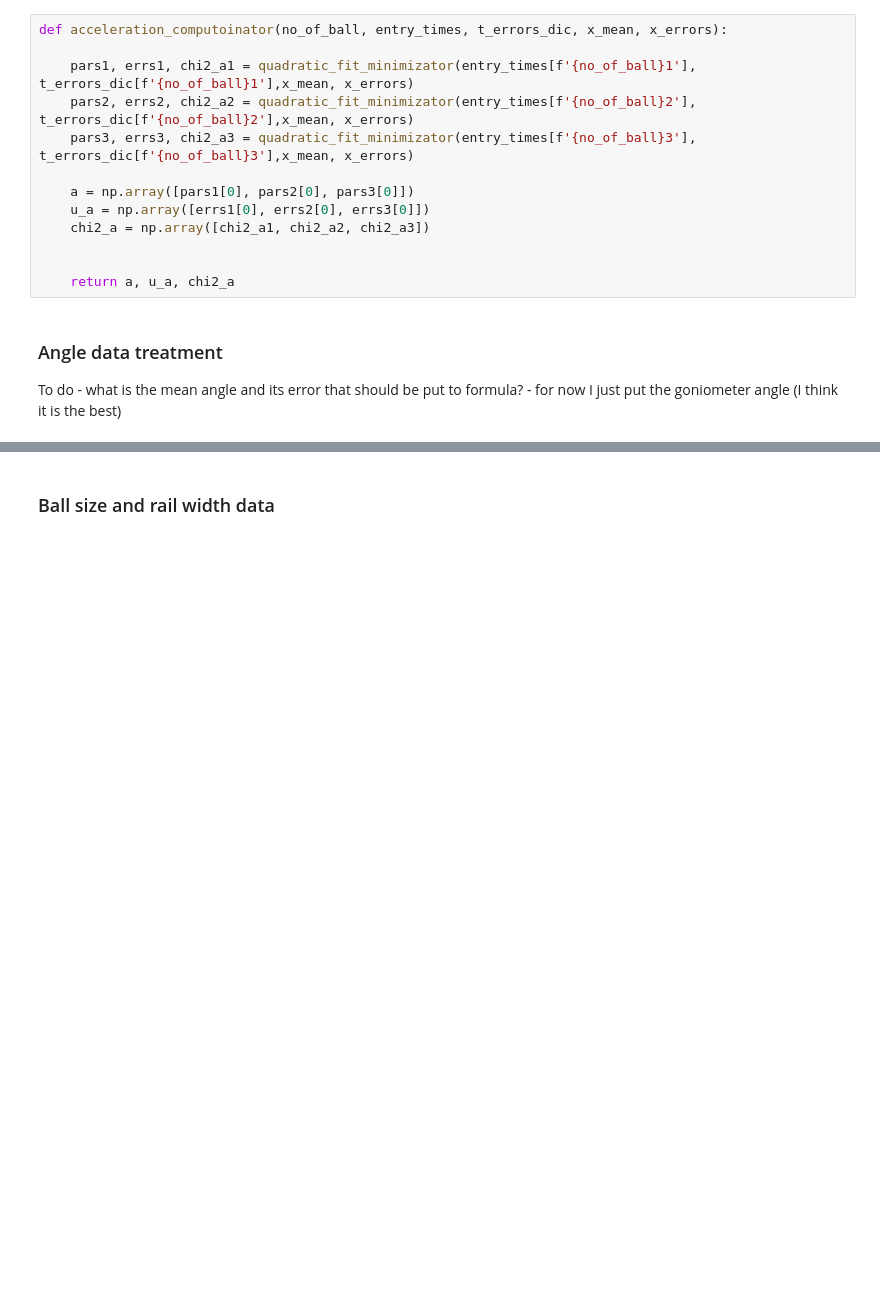
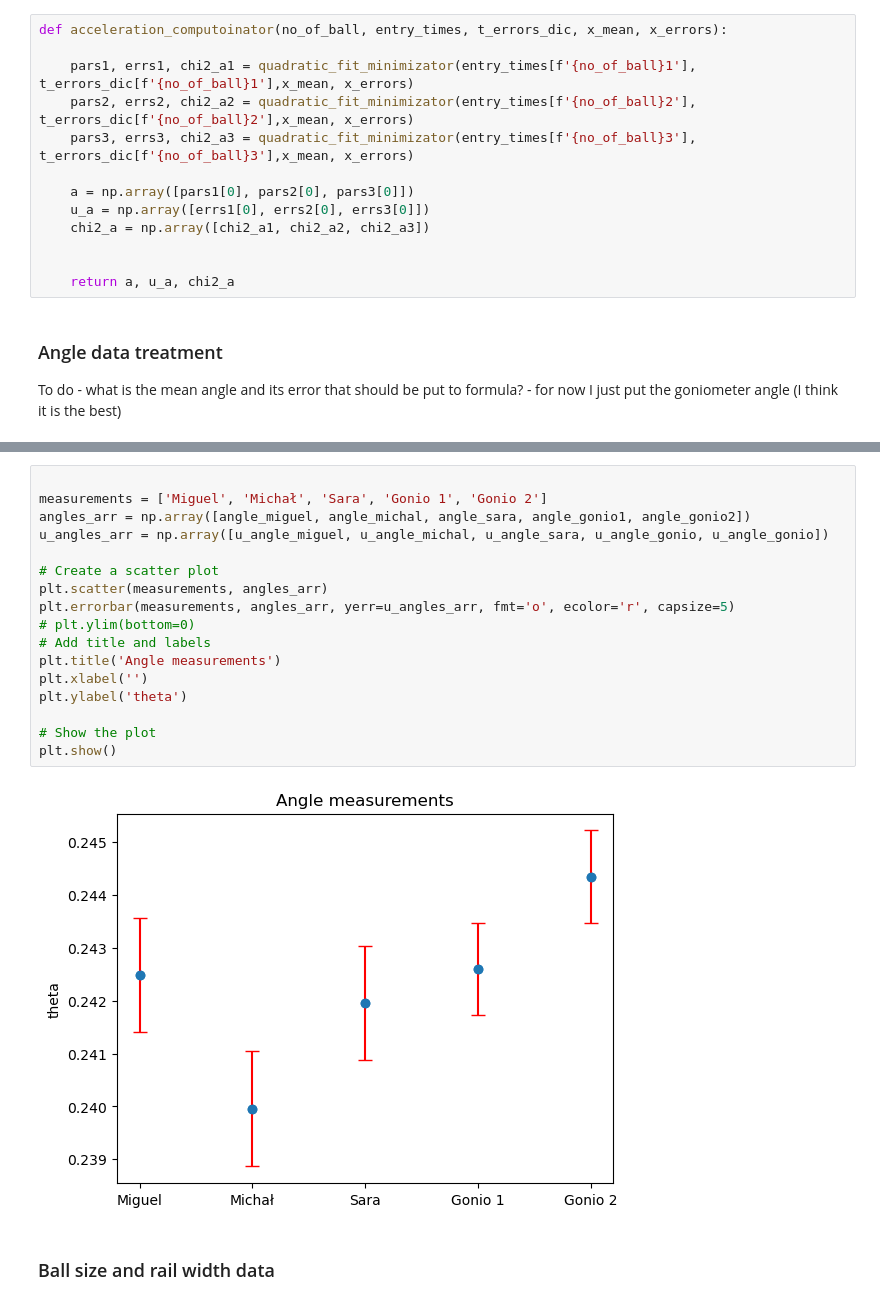
Before and after one commit to miguitarra/AppStats2024, a Jupyter notebook: Plane/incline_clean.ipynb, the cells around one changed output, grey strips where cells are left out. Saved outputs shown, nothing was run; the diff lists cells and outputs as text; blank space fills up the shorter version.

```diff
--- a/Plane/incline_clean.ipynb
+++ b/Plane/incline_clean.ipynb
@@ -367,3 +371,22 @@ Sara: alpha = 0.24196, error = 0.00054
+# %%
+
+measurements = ['Miguel', 'Michał', 'Sara', 'Gonio 1', 'Gonio 2']
+angles_arr = np.array([angle_miguel, angle_michal, angle_sara, angle_gonio1, angle_gonio2])
+u_angles_arr = np.array([u_angle_miguel, u_angle_michal, u_angle_sara, u_angle_gonio, u_angle_gonio])
+
+# Create a scatter plot
+plt.scatter(measurements, angles_arr)
+plt.errorbar(measurements, angles_arr, yerr=u_angles_arr, fmt='o', ecolor='r', capsize=5)
+# plt.ylim(bottom=0)
+# Add title and labels
+plt.title('Angle measurements')
+plt.xlabel('')
+plt.ylabel('theta')
+
+# Show the plot
+plt.show()
+# %% [output]
+[figure, added]
 # %% [markdown]
 ### Ball size and rail width data
 # %%
```
Also changed, not shown: parts of 9 cells of this notebook.
